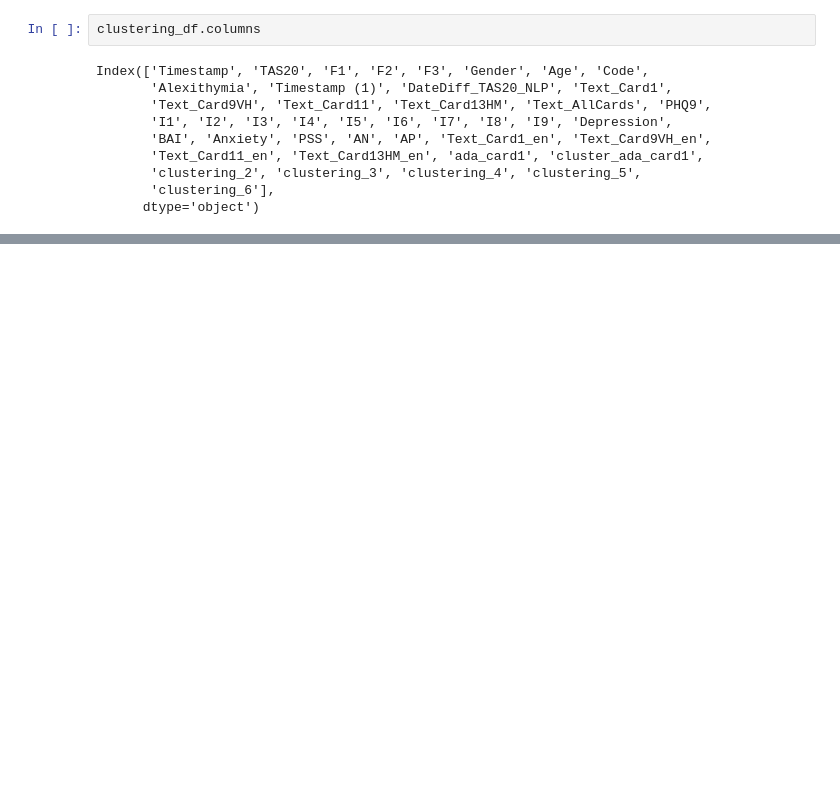
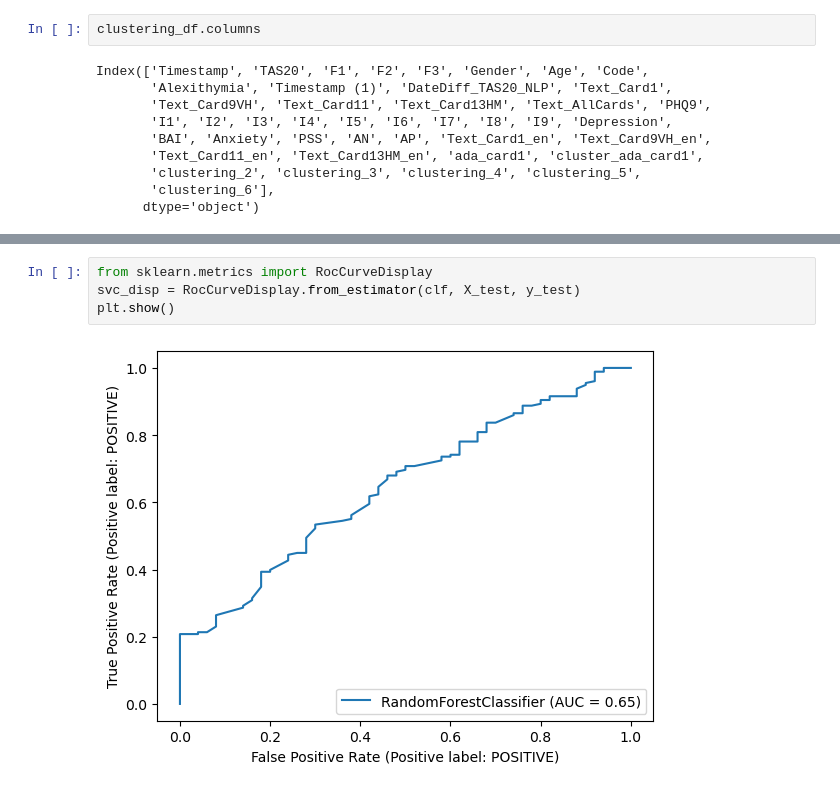
Before and after one commit to raul-arrabales/alexithymic-lang, a Jupyter notebook: openai/Prolexitim_Detector_OpenAI.ipynb, the cells around one changed output, grey strips where cells are left out. Saved outputs shown, nothing was run; the diff lists cells and outputs as text; blank space fills up the shorter version.

```diff
--- a/openai/Prolexitim_Detector_OpenAI.ipynb
+++ b/openai/Prolexitim_Detector_OpenAI.ipynb
@@ -690,0 +777,6 @@ Avg Negative Affect in cluster 3 is 31.093922651933703.
+# %%
+from sklearn.metrics import RocCurveDisplay
+svc_disp = RocCurveDisplay.from_estimator(clf, X_test, y_test)
+plt.show()
+# %% [output]
+[figure, added]
```
Also changed, not shown: parts of 34 cells of this notebook.
